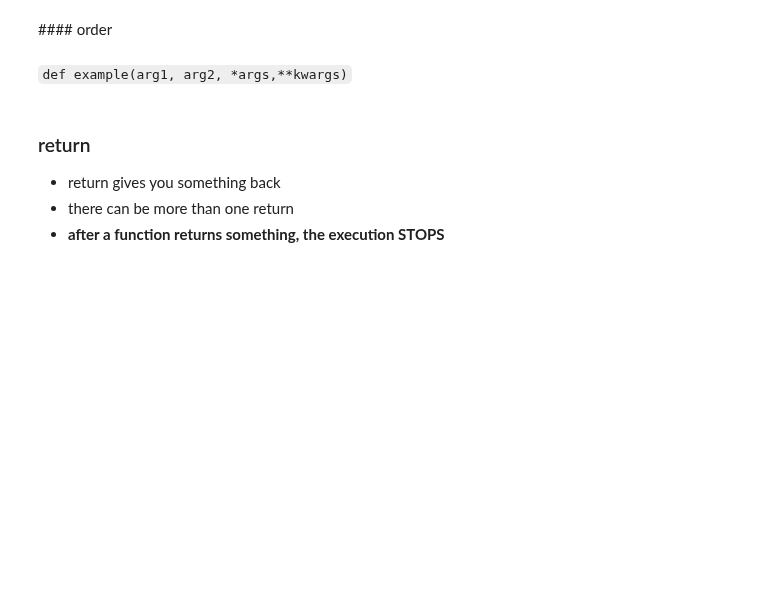
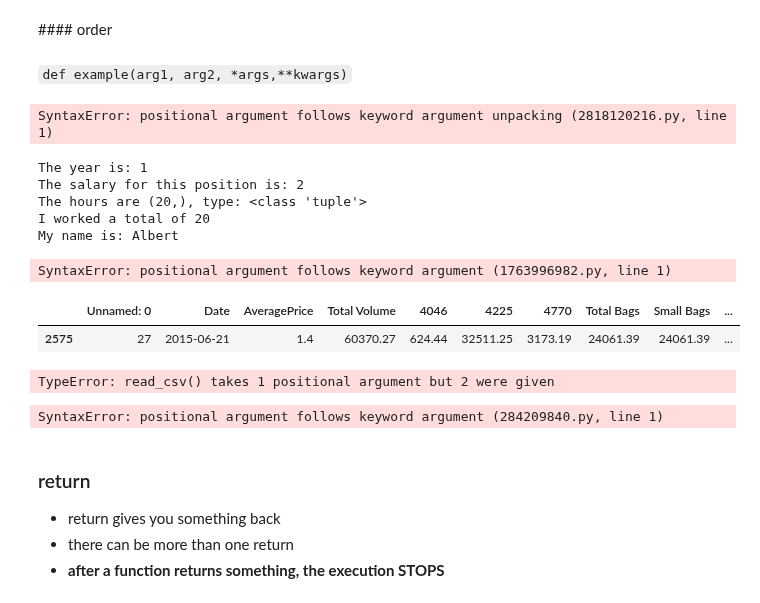
Before and after one commit to Ironhack-data-bcn-oct-2023/lectures, a Jupyter notebook: week-1/4.1- Functions.ipynb, the cells around one changed output. Cells and saved outputs as stored; diff of their text form; code cells hidden in the pictures; blank space fills up the shorter version.

```diff
--- a/week-1/4.1- Functions.ipynb
+++ b/week-1/4.1- Functions.ipynb
@@ -739,3 +860,7 @@ result_of_calculation
 #### order
 # %% [markdown]
 `def example(arg1, arg2, *args,**kwargs)`
+# %%
+job_description (**dict_albert, 1, 2) # If d. structure -> *, ** when calling
+# %% [output]
+SyntaxError: positional argument follows keyword argument unpacking (2818120216.py, line 1)
@@ -742,3 +869,28 @@ result_of_calculation
+# %%
+job_description (1, 2, 20, name="Albert",)
+# %% [output]
+The year is: 1
+The salary for this position is: 2
+The hours are (20,), type: <class 'tuple'>
+I worked a total of 20
+My name is: Albert
+# %%
+job_description (1, 2, name="Albert", 20) # args, kwargs
+# %% [output]
+SyntaxError: positional argument follows keyword argument (1763996982.py, line 1)
+# %%
+pd.read_csv("../datasets/avocado_kaggle.csv", sep=",").sample()
+# %% [output]
+|  | Unnamed: 0 | Date | AveragePrice | Total Volume | 4046 | 4225 | 4770 | Total Bags | Small Bags | ... |
+| 2575 | 27 | 2015-06-21 | 1.4 | 60370.27 | 624.44 | 32511.25 | 3173.19 | 24061.39 | 24061.39 | ... |
+# %%
+pd.read_csv(",", "../datasets/avocado_kaggle.csv" ).sample()
+# %% [output]
+TypeError: read_csv() takes 1 positional argument but 2 were given
+# %%
+pd.read_csv(sep = ",", "../datasets/avocado_kaggle.csv").sample()
+# %% [output]
+SyntaxError: positional argument follows keyword argument (284209840.py, line 1)
 # %% [markdown]
 ### return
 
```
Also changed, not shown: parts of 189 cells of this notebook.
